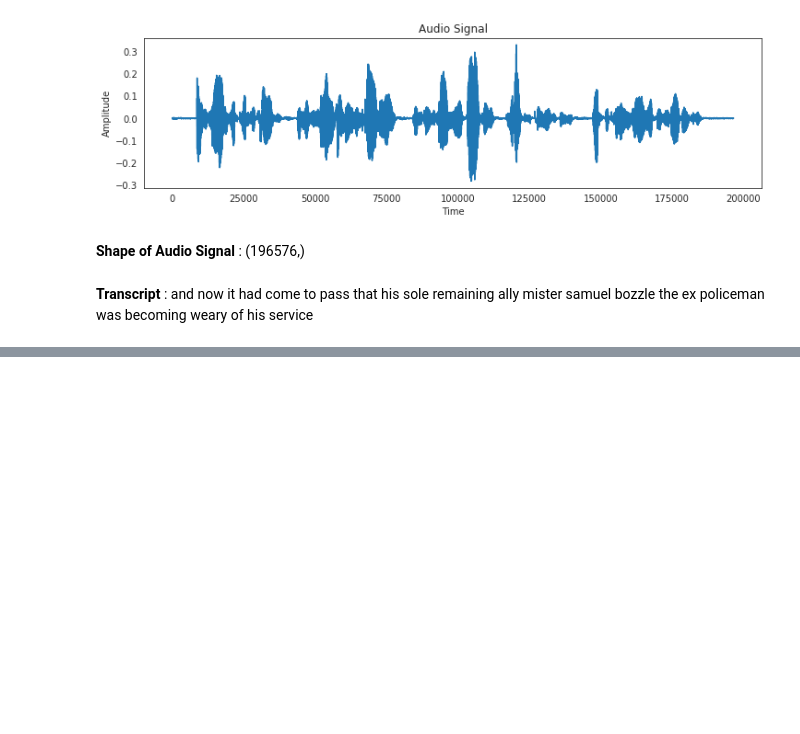
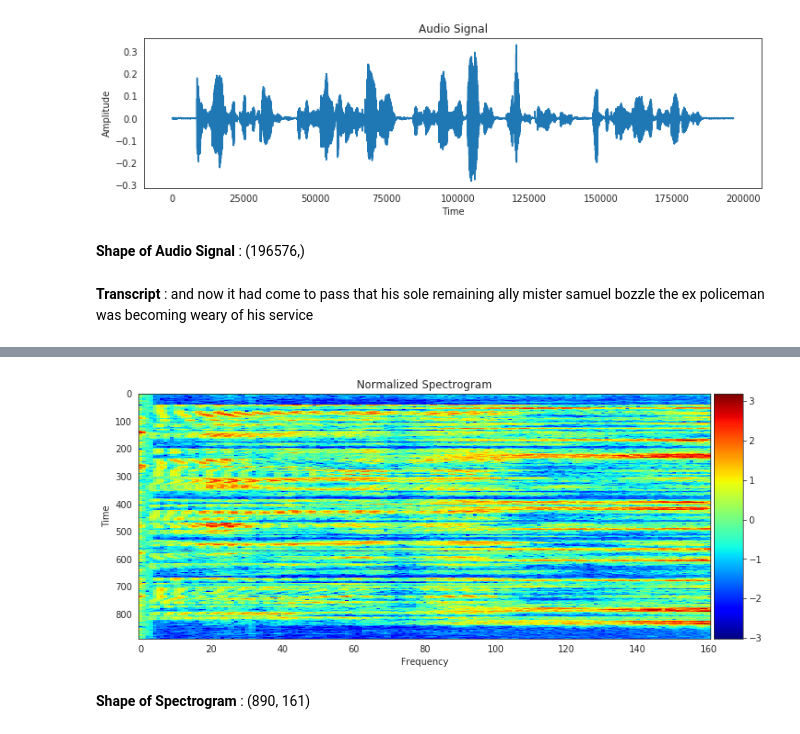
Before and after one commit to lordtt13/automatic-speech-recognition, a Jupyter notebook: Continous-Speech-Recognition/main.ipynb, the cells around one changed output, grey strips where cells are left out. Drawn from its saved outputs; the diff is of its cells as text; code cells hidden in the pictures; blank space fills up the shorter version.

Commit message:
MFCC and Spectrogram visualization add
Signed-off-by: lordtt13 <thakurtanmay72@yahoo.com>

```diff
--- a/Continous-Speech-Recognition/main.ipynb
+++ b/Continous-Speech-Recognition/main.ipynb
@@ -83,0 +96,8 @@ Audio(vis_audio_path)
+# %%
+plot_spectrogram_feature(vis_spectrogram_feature)
+# %% [output]
+[figure, added]
+# %%
+display(Markdown('**Shape of Spectrogram** : ' + str(vis_spectrogram_feature.shape)))
+# %% [output]
+**Shape of Spectrogram** : (890, 161)
```
Also changed, not shown: parts of 5 cells of this notebook.
